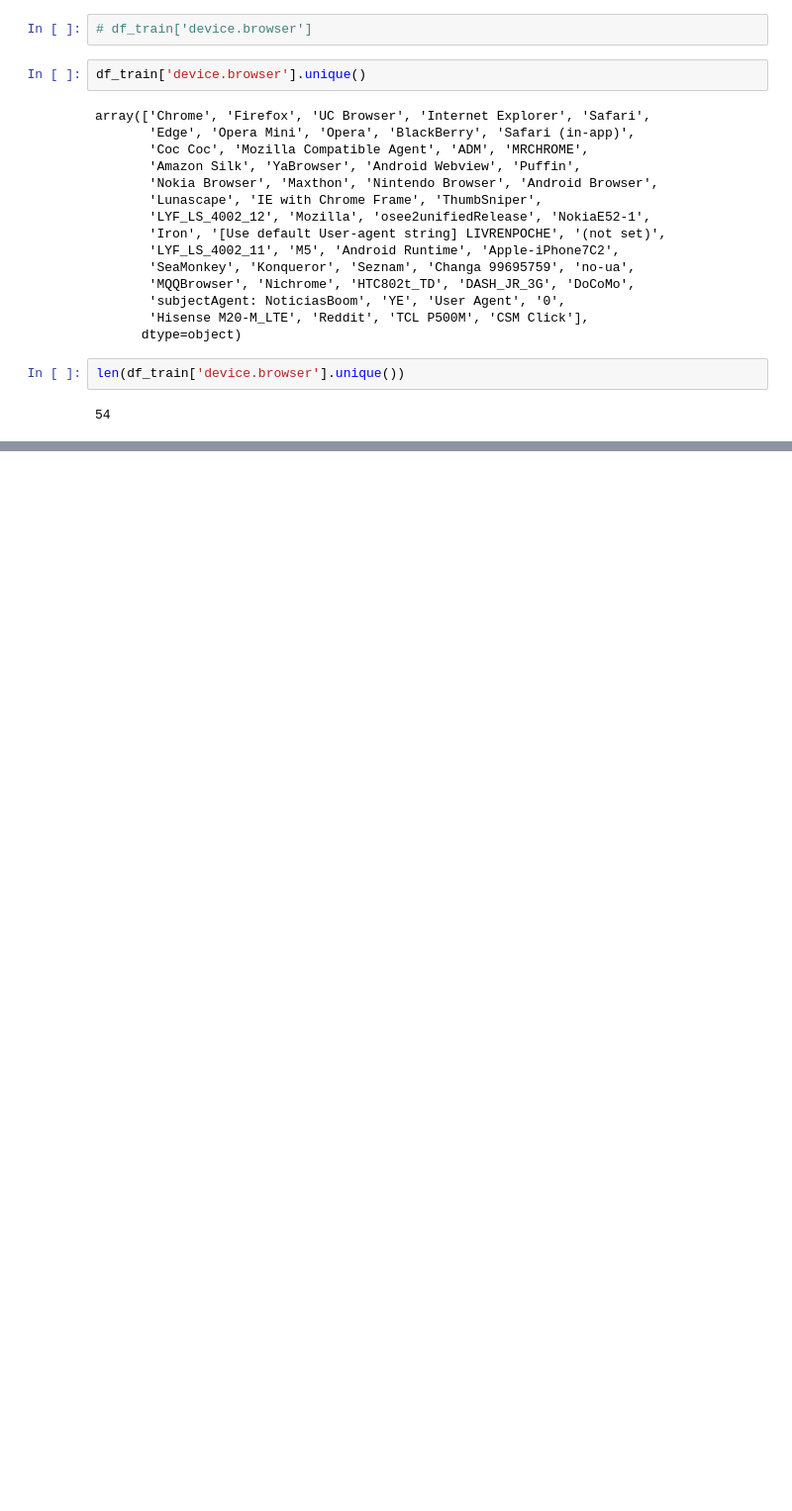
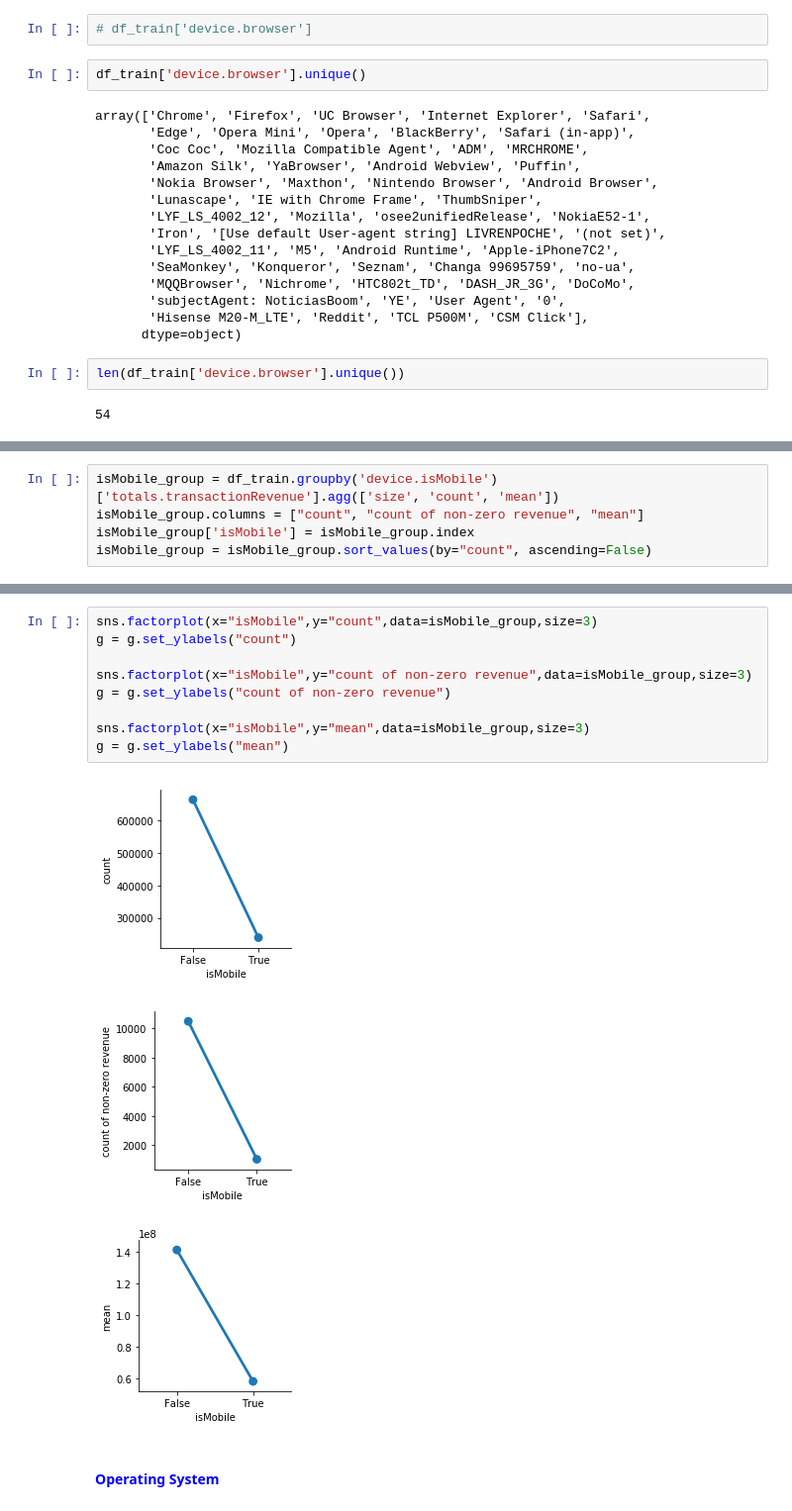
Before and after one commit to Aries0331/RevenuePrediction_GStore, a Jupyter notebook: main.ipynb, the cells around one changed output, grey strips where cells are left out. Shown at 99% size. Cells and saved outputs as stored; diff of their text form; blank space fills up the shorter version.

```diff
--- a/main.ipynb
+++ b/main.ipynb
@@ -294,0 +361,5 @@ NameError: name 'sns' is not defined
+# %%
+isMobile_group = df_train.groupby('device.isMobile')['totals.transactionRevenue'].agg(['size', 'count', 'mean'])
+isMobile_group.columns = ["count", "count of non-zero revenue", "mean"]
+isMobile_group['isMobile'] = isMobile_group.index
+isMobile_group = isMobile_group.sort_values(by="count", ascending=False)
@@ -294,0 +373,15 @@ NameError: name 'sns' is not defined
+# %%
+sns.factorplot(x="isMobile",y="count",data=isMobile_group,size=3)
+g = g.set_ylabels("count")
+
+sns.factorplot(x="isMobile",y="count of non-zero revenue",data=isMobile_group,size=3)
+g = g.set_ylabels("count of non-zero revenue")
+
+sns.factorplot(x="isMobile",y="mean",data=isMobile_group,size=3)
+g = g.set_ylabels("mean")
+# %% [output]
+[figure, added]
+[figure, added]
+[figure, added]
+# %% [markdown]
+<h4 style="color:blue">Operating System</h4>
```
Also changed, not shown: parts of 25 cells of this notebook.
